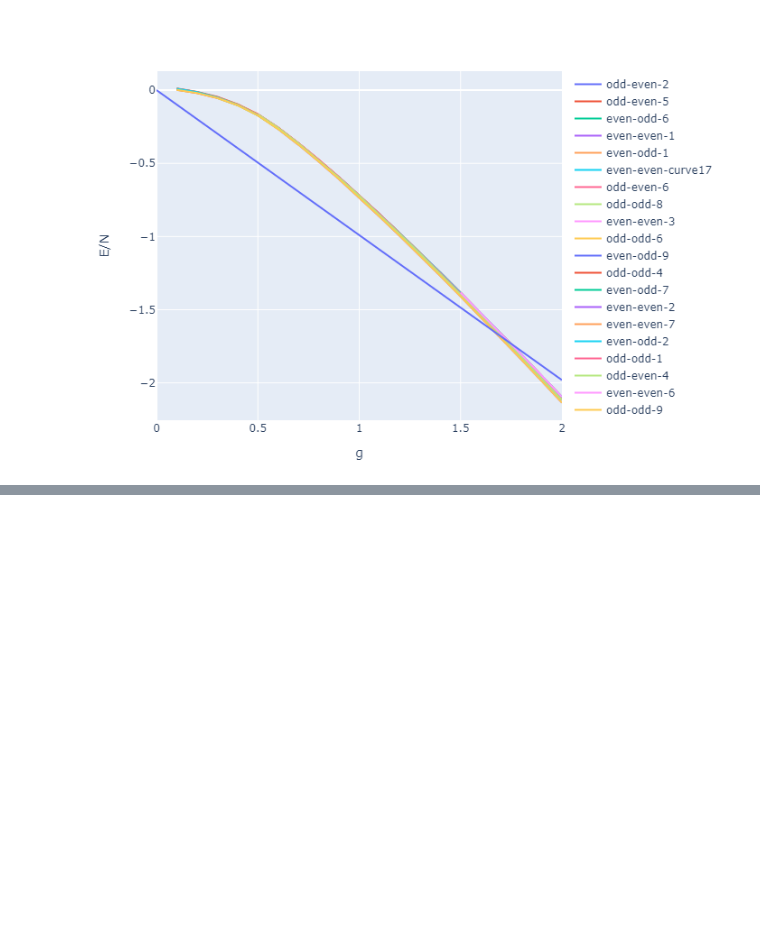
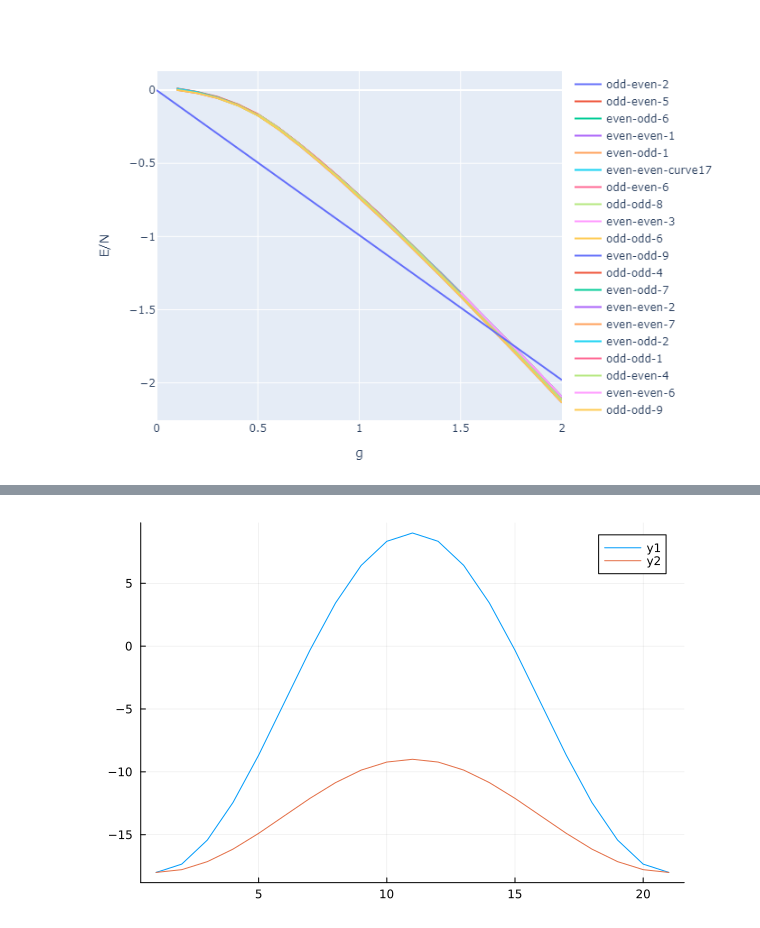
Before and after one commit to GoodStuff11/dmrg, a Jupyter notebook: dmrg/dmrg_testing.ipynb, the cells around one changed output, grey strips where cells are left out. Drawn from its saved outputs; the diff is of its cells as text; code cells hidden in the pictures; blank space fills up the shorter version.

```diff
--- a/dmrg/dmrg_testing.ipynb
+++ b/dmrg/dmrg_testing.ipynb
@@ -1094,0 +1077,9 @@ PlotlyJS.plot(data, Layout(
+# %%
+N = 10
+compute_energy(phi) = sum(sin(ϕ_1)*sin(ϕ_2) - 2*cos(ϕ_1)*cos(ϕ_2) for (ϕ_1, ϕ_2) in partition(phi,2,1))
+starting_path_length = 20
+starting_path = [fill(π*i/starting_path_length,N) for i=0:starting_path_length]
+starting_path2 = [fill(π*i/starting_path_length,N).*2 .*((1:N).%2 .-0.5) for i=0:starting_path_length]
+println([compute_energy(phi) for phi in starting_path])
+println([compute_energy(phi) for phi in starting_path2])
+starting_path2
@@ -1094,0 +1106,6 @@ PlotlyJS.plot(data, Layout(
+# %%
+using Plots
+p = plot([compute_energy(phi) for phi in starting_path])
+plot!(p, [compute_energy(phi) for phi in starting_path2])
+# %% [output]
+[figure, added]
```
Also changed, not shown: parts of 7 cells of this notebook, 24 other files.
